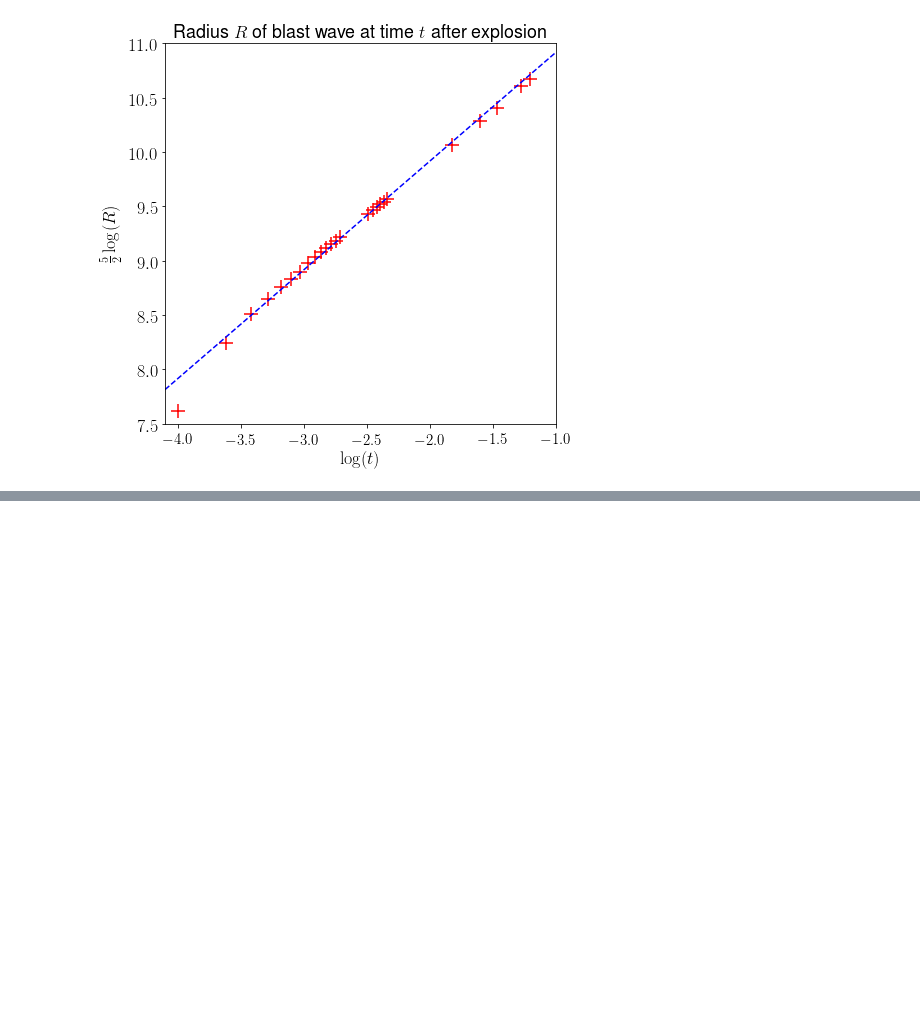
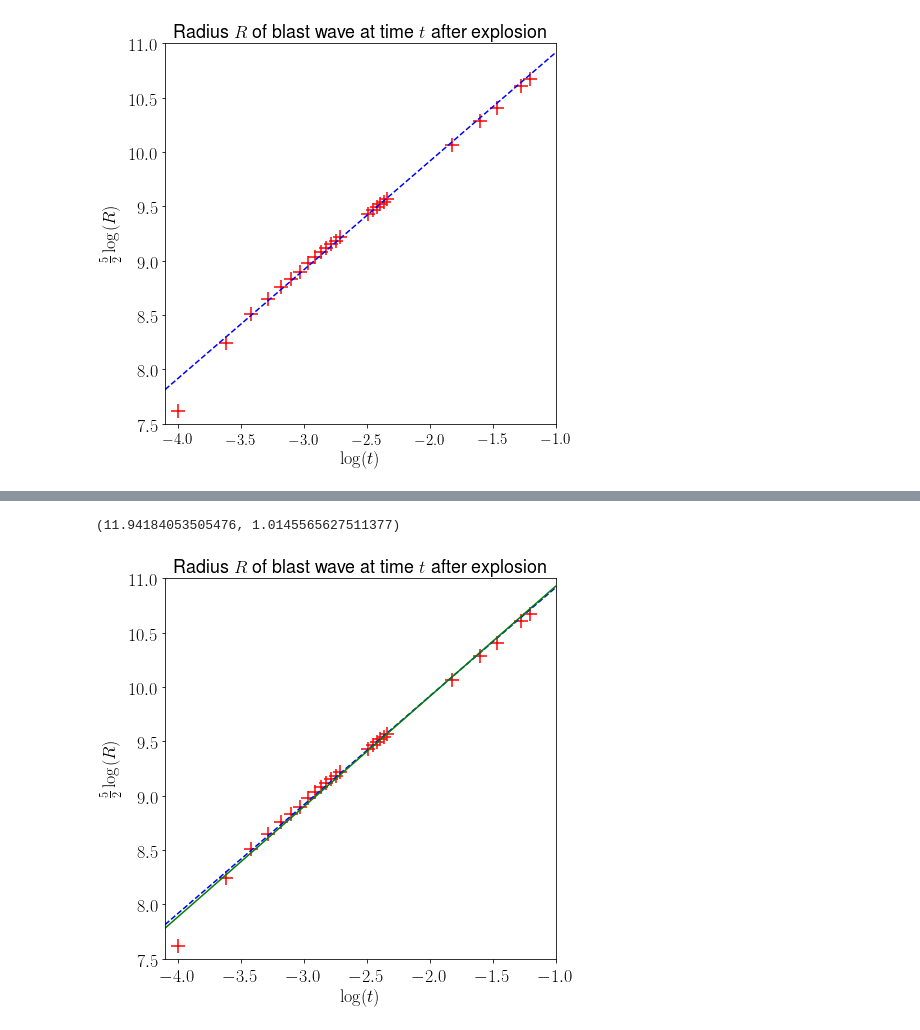
Before and after one commit to jsdiazpo/Physics-Digressions, a Jupyter notebook: Trinity-Test.ipynb, the cells around one changed output, grey strips where cells are left out. Drawn from its saved outputs; the diff is of its cells as text; code cells hidden in the pictures; blank space fills up the shorter version.

```diff
--- a/Trinity-Test.ipynb
+++ b/Trinity-Test.ipynb
@@ -55,0 +78,25 @@ plt.rc('ytick',labelsize=18);
+# %%
+model.intercept_, model.coef_[0]
+# %% [output]
+(11.94184053505476, 1.0145565627511377)
+# %%
+fig, ax = plt.subplots()
+fig.set_size_inches(7, 7)
+xmin, xmax = -4.1, -1
+ymin, ymax = 7.5, 11
+ax.set_title(r'Radius $R$ of blast wave at time $t$ after explosion', fontsize=18)
+ax.scatter(df['log10_t'], df['5/2*log10_R'], s=180, marker='+', color='r')
+logt = np.linspace(xmin, xmax, 2)
+ax.plot(logt, logt + 11.915, 'b--')
+ax.plot(logt, model.intercept_ + model.coef_[0] * logt, 'g-')
+ax.set_xlim(xmin, xmax)
+ax.set_ylim(ymin, ymax)
+ax.set_xlabel(r'$\log(t)$', fontsize=18)
+ax.set_ylabel(r'$\frac{5}{2}\log(R)$', fontsize=18)
+# ax.set_xticklabels(x_ticks, rotation=0, fontsize=15)
+# ax.set_yticklabels(y_ticks, rotation=0, fontsize=15)
+plt.rc('xtick',labelsize=18)
+plt.rc('ytick',labelsize=18);
+# fig.savefig('plots/BlastWaveRadius.pdf', bbox_inches='tight')
+# %% [output]
+[figure, added]
```
Also changed, not shown: parts of 3 cells of this notebook.
